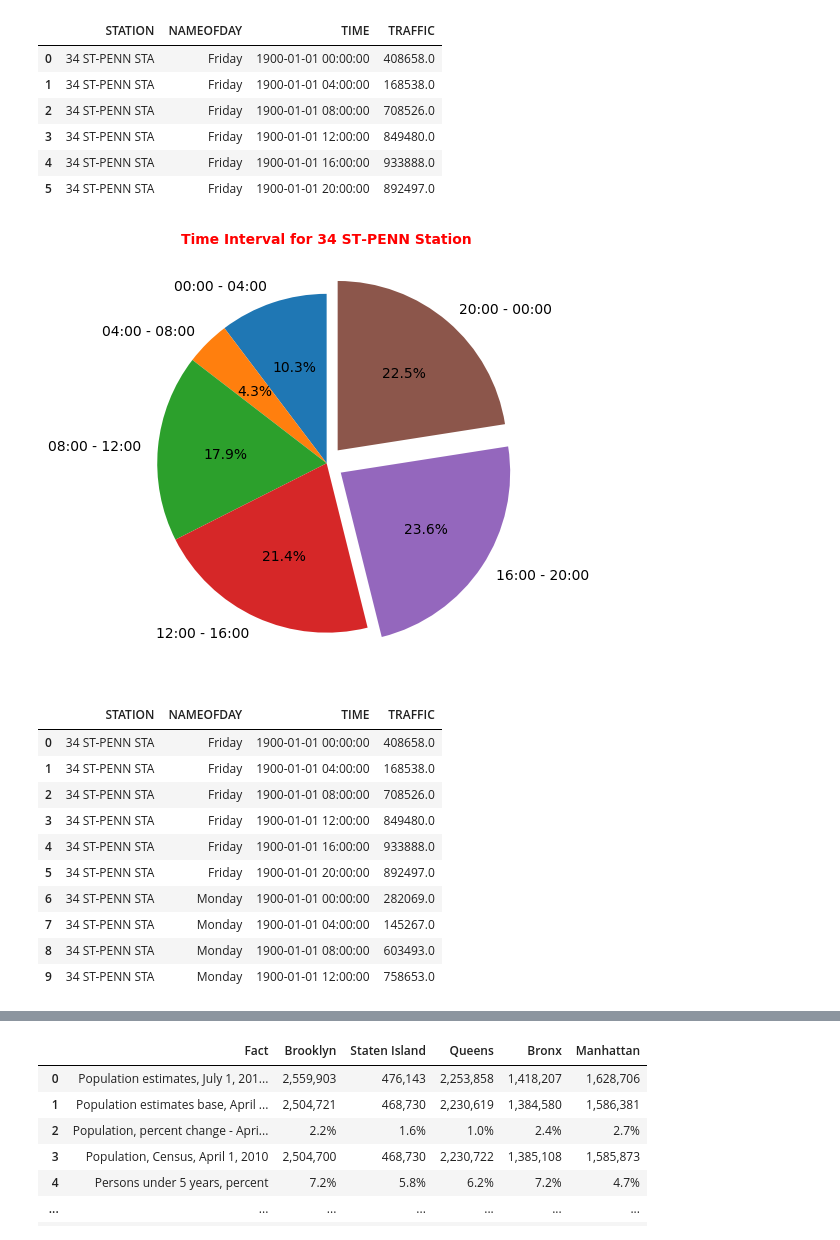
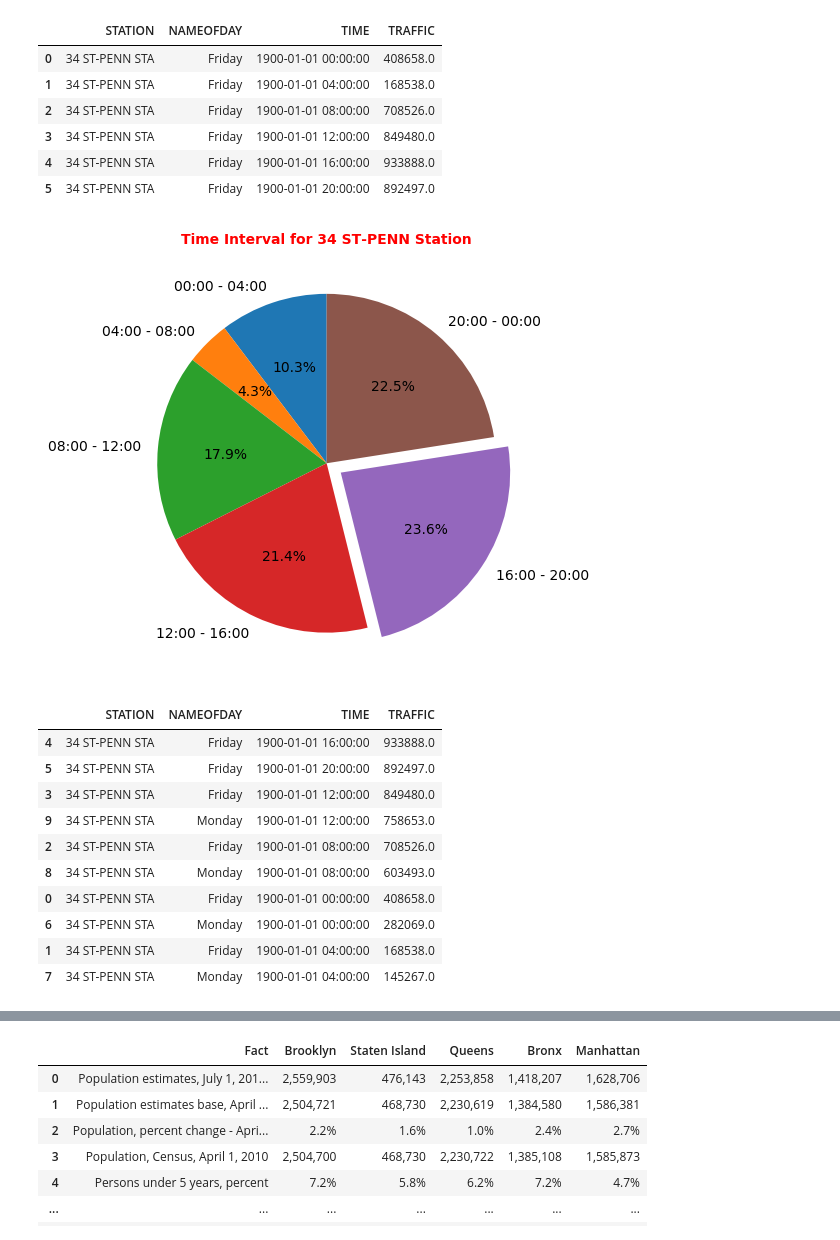
Before and after one commit to yalinyener/EDA-MTA-Turnstile, a Jupyter notebook: ExploratoryDataAnalysis(EDA)ofMTA_TurnstileData.ipynb, the cells around one changed output, grey strips where cells are left out. Saved outputs shown, nothing was run; the diff lists cells and outputs as text; code cells hidden in the pictures.

```diff
--- a/ExploratoryDataAnalysis(EDA)ofMTA_TurnstileData.ipynb
+++ b/ExploratoryDataAnalysis(EDA)ofMTA_TurnstileData.ipynb
@@ -815,29 +815,29 @@ rounded_day_time.head(6)
 # %%
 plt.style.use('seaborn-notebook')
 fig1, ax1 = plt.subplots()
 time = '00:00 - 04:00', '04:00 - 08:00', '08:00 - 12:00', '12:00 - 16:00','16:00 - 20:00','20:00 - 00:00'
 traffic = [408658, 168538, 709018, 849972, 934872 ,892989]
-explode = (0, 0, 0, 0, 0.1 ,0.1)
+explode = (0, 0, 0, 0, 0.1 ,0)
 ax1.pie(traffic, explode=explode, labels=time, autopct='%1.1f%%', startangle=90)
 plt.title("Time Interval for 34 ST-PENN Station", weight="bold", c="red", fontsize=10)
 plt.savefig('images/05_TimeIntervalforTop1BusiestStationPieChart.png', dpi=200)
 plt.show()
 # %% [output]
-[figure, old version]
+[figure, new version]
 # %%
-rounded_day_time.head(10)
+rounded_day_time.head(10).sort_values("TRAFFIC", ascending = False)
 # %% [output]
 |  | STATION | NAMEOFDAY | TIME | TRAFFIC |
-| 0 | 34 ST-PENN STA | Friday | 1900-01-01 00:00:00 | 408658.0 |
-| 1 | 34 ST-PENN STA | Friday | 1900-01-01 04:00:00 | 168538.0 |
-| 2 | 34 ST-PENN STA | Friday | 1900-01-01 08:00:00 | 708526.0 |
-| 3 | 34 ST-PENN STA | Friday | 1900-01-01 12:00:00 | 849480.0 |
 | 4 | 34 ST-PENN STA | Friday | 1900-01-01 16:00:00 | 933888.0 |
 | 5 | 34 ST-PENN STA | Friday | 1900-01-01 20:00:00 | 892497.0 |
+| 3 | 34 ST-PENN STA | Friday | 1900-01-01 12:00:00 | 849480.0 |
+| 9 | 34 ST-PENN STA | Monday | 1900-01-01 12:00:00 | 758653.0 |
+| 2 | 34 ST-PENN STA | Friday | 1900-01-01 08:00:00 | 708526.0 |
+| 8 | 34 ST-PENN STA | Monday | 1900-01-01 08:00:00 | 603493.0 |
+| 0 | 34 ST-PENN STA | Friday | 1900-01-01 00:00:00 | 408658.0 |
 | 6 | 34 ST-PENN STA | Monday | 1900-01-01 00:00:00 | 282069.0 |
+| 1 | 34 ST-PENN STA | Friday | 1900-01-01 04:00:00 | 168538.0 |
 | 7 | 34 ST-PENN STA | Monday | 1900-01-01 04:00:00 | 145267.0 |
-| 8 | 34 ST-PENN STA | Monday | 1900-01-01 08:00:00 | 603493.0 |
-| 9 | 34 ST-PENN STA | Monday | 1900-01-01 12:00:00 | 758653.0 |
 # %%
 #Creating Pivot table for heatmap
 
```
Also changed, not shown: parts of 2 cells of this notebook, 5 other files.
